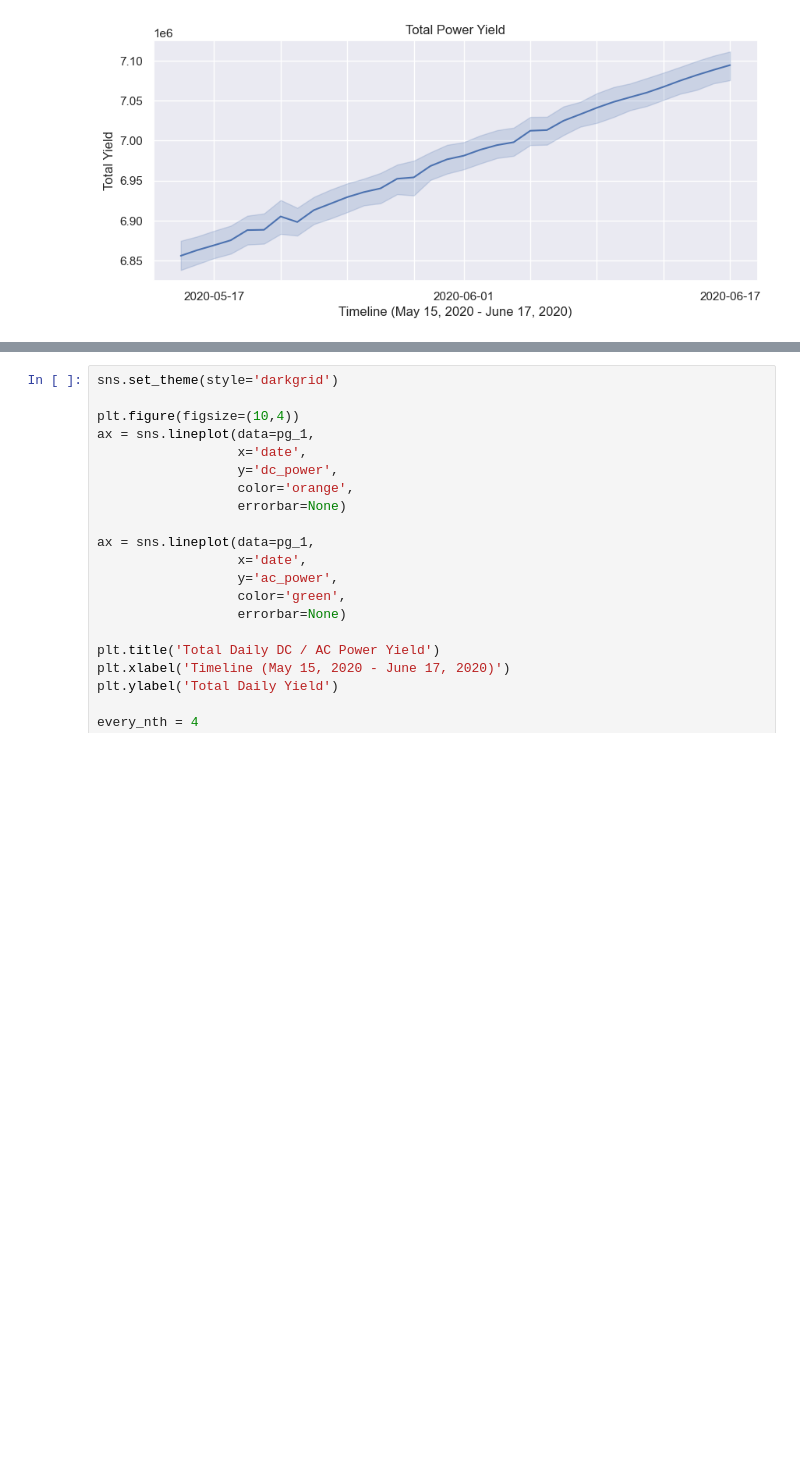
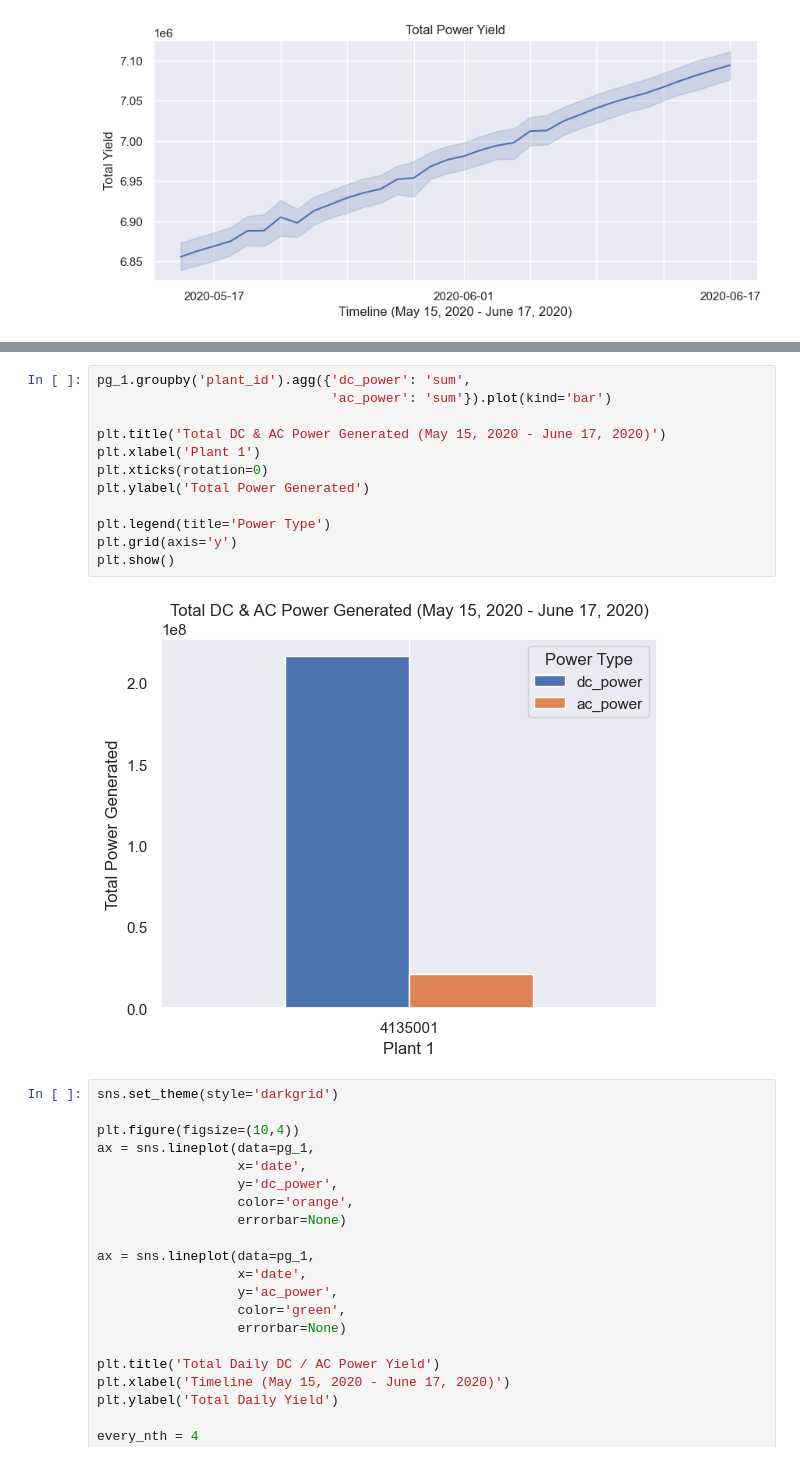
Before and after one commit to jasondo-da/Solar_Generation_Analysis, a Jupyter notebook: solar_generation_analysis.ipynb, the cells around one changed output, grey strips where cells are left out. Drawn from its saved outputs; the diff is of its cells as text; blank space fills up the shorter version.

```diff
--- a/solar_generation_analysis.ipynb
+++ b/solar_generation_analysis.ipynb
@@ -568,3 +656,17 @@ plt.show()
+# %%
+pg_1.groupby('plant_id').agg({'dc_power': 'sum',
+                              'ac_power': 'sum'}).plot(kind='bar')
+
+plt.title('Total DC & AC Power Generated (May 15, 2020 - June 17, 2020)')
+plt.xlabel('Plant 1')
+plt.xticks(rotation=0)
+plt.ylabel('Total Power Generated')
+
+plt.legend(title='Power Type')
+plt.grid(axis='y')
+plt.show()
+# %% [output]
+[figure, added]
 # %%
 sns.set_theme(style='darkgrid')
 
```
Also changed, not shown: parts of 20 cells of this notebook.
